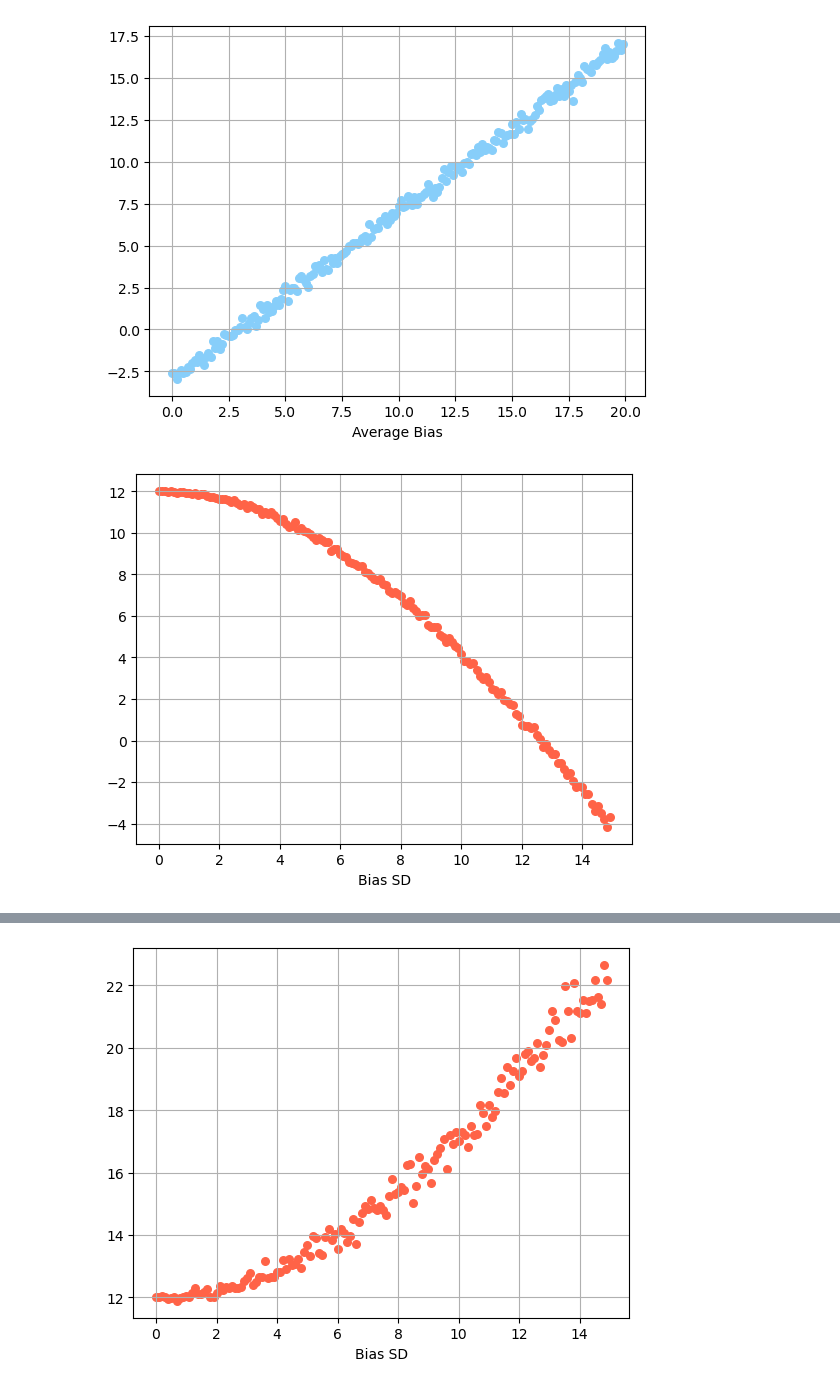
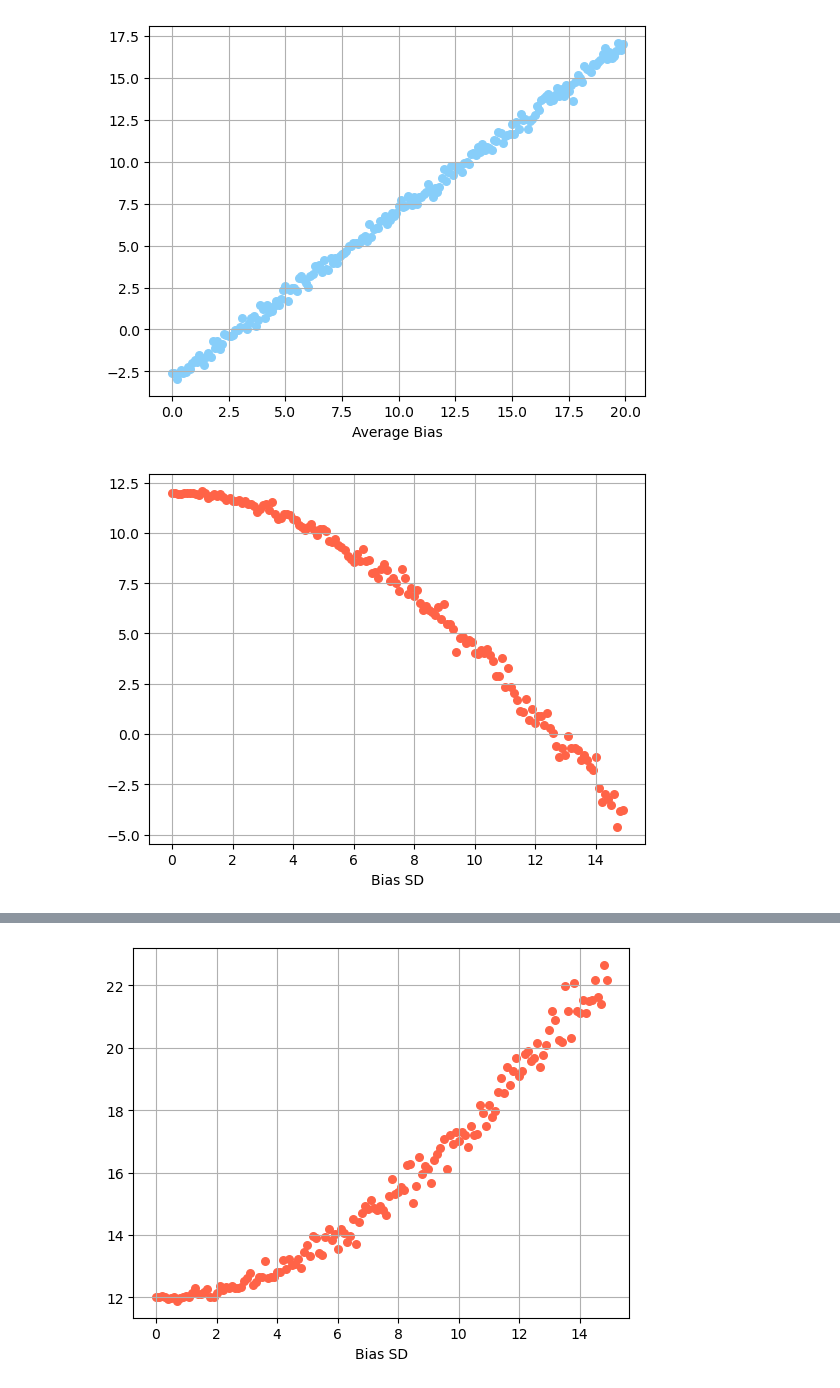
Before and after one commit to sam8457/aa-sim, a Jupyter notebook: aa-sim-optimal-points-testing.ipynb, the cells around one changed output, grey strips where cells are left out. Saved outputs shown, nothing was run; the diff lists cells and outputs as text; code cells hidden in the pictures.

```diff
--- a/aa-sim-optimal-points-testing.ipynb
+++ b/aa-sim-optimal-points-testing.ipynb
@@ -183,35 +187,35 @@ plt.show()
 # %%
 # Vary Bias SD
 
 vars = {
     'rng':[np.random.default_rng(8222024112)],
     'num_applicants':[10_000],
     'b_rate':[0.5],
     'quota':[1000],
     'bias_avg':[12],
     'bias_sd':np.arange(0,15,0.1),
 
     'lower_bound':[-30],
-    'upper_bound':[30],
-    'increment':[1],
-    'digits':[2],
-    'num_rounds':[100]
+    'upper_bound':[31],
+    'increment':[10],
+    'digits':[3],
+    'num_rounds':[10]
 }
 
 results = vary_sim_across(vars)
 
 sd = results.transpose()[5]
 optimal_values = results.transpose()[11]
 
 colors = 'tomato'
 area = 30
 
 plt.scatter(sd, optimal_values, s=area, c=colors, alpha=1)
 plt.xlabel('Bias SD')
 plt.grid()
 plt.show()
 # %% [output]
-[figure, old version]
+[figure, new version]
 # %%
 variance = np.square(sd)
 
```
Also changed, not shown: parts of 24 cells of this notebook, 1 other file.
